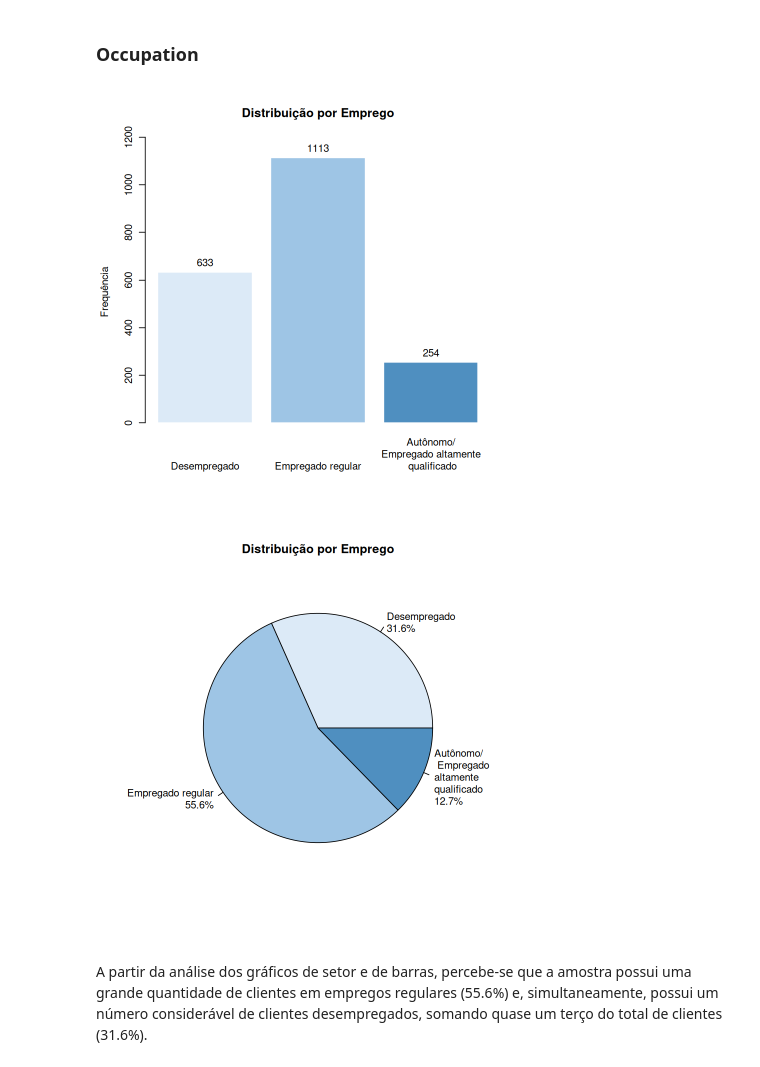
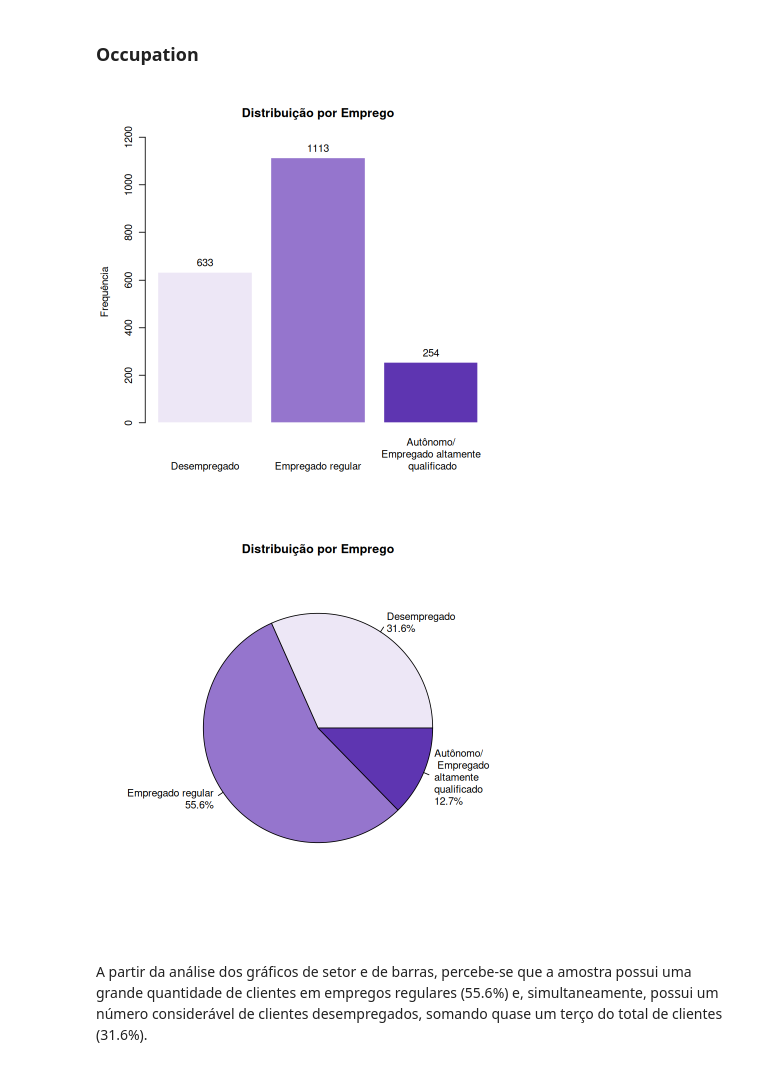
Before and after one commit to ThAlvesM/Kmean_2026-1, a Jupyter notebook: Kmean_2026-1.ipynb, the cells around one changed output. Saved outputs shown, nothing was run; the diff lists cells and outputs as text; code cells hidden in the pictures.

```diff
--- a/Kmean_2026-1.ipynb
+++ b/Kmean_2026-1.ipynb
@@ -533,37 +521,37 @@ A partir da análise do histograma, percebe-se que a distribuição de renda anu
 # %%
 par(bg = "white")
 
 Occupation_var <- table(dataset_sem_id$Occupation)
 
 bp <- barplot(
     Occupation_var,
     names.arg = c("Desempregado", "Empregado regular", "\n Autônomo/ \n Empregado altamente \n qualificado"),
     main = "Distribuição por Emprego",
     ylab = "Frequência",
     border = "white",
     ylim = c(-100, 1200),
-    col = c("#DCEAF7", "#9EC5E5", "#4F8FC0")
+    col = c("#EDE7F6", "#9575CD", "#5E35B1")
 )
 contagem <- table(dataset_sem_id$Occupation)
 
 text(bp, contagem, labels = Occupation_var, pos = 3)
 
 
 pizza <- pie(
     Occupation_var,
     main = "Distribuição por Emprego",
     labels = paste0(
         c("Desempregado", "Empregado regular", "Autônomo/ \n Empregado \naltamente \nqualificado"),
         "\n",
         round(contagem / sum(contagem) * 100, 1),
         "%"
     ),
-    col = c("#DCEAF7", "#9EC5E5", "#4F8FC0")
+    col = c("#EDE7F6", "#9575CD", "#5E35B1")
 
 )
 # %% [output]
-[figure, old version]
+[figure, new version]
-[figure, old version]
+[figure, new version]
 # %% [markdown]
 A partir da análise dos gráficos de setor e de barras, percebe-se que a amostra possui uma grande quantidade de clientes em empregos regulares (55.6%) e, simultaneamente, possui um número considerável de clientes desempregados, somando quase um terço do total de clientes (31.6%).
 # %% [markdown]
```
Also changed, not shown: parts of 9 cells of this notebook.
